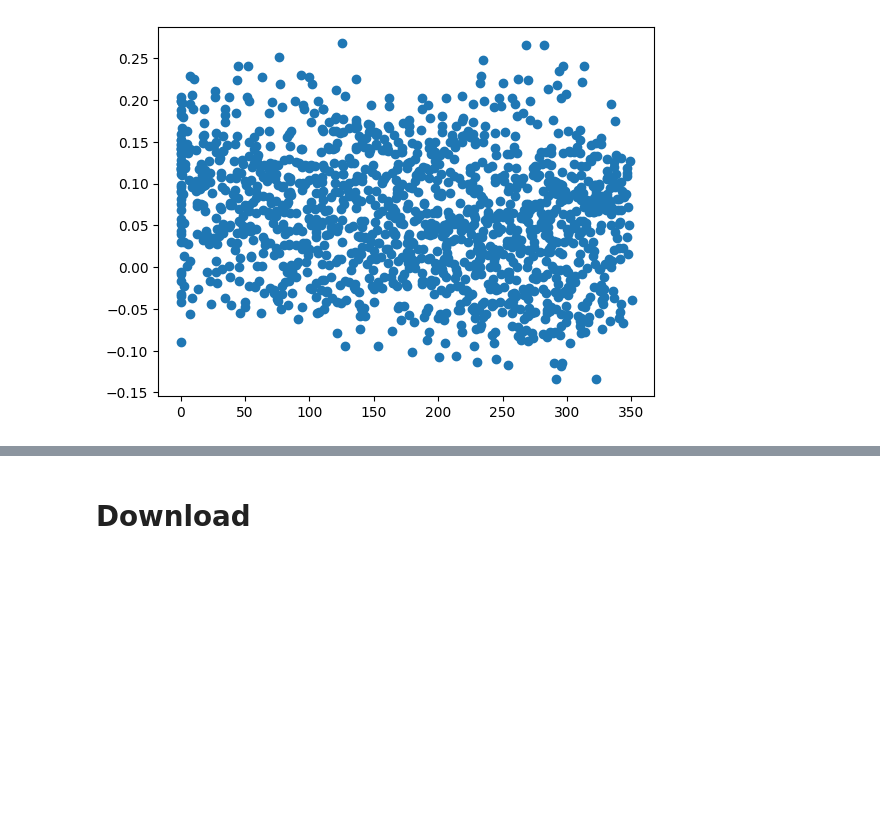
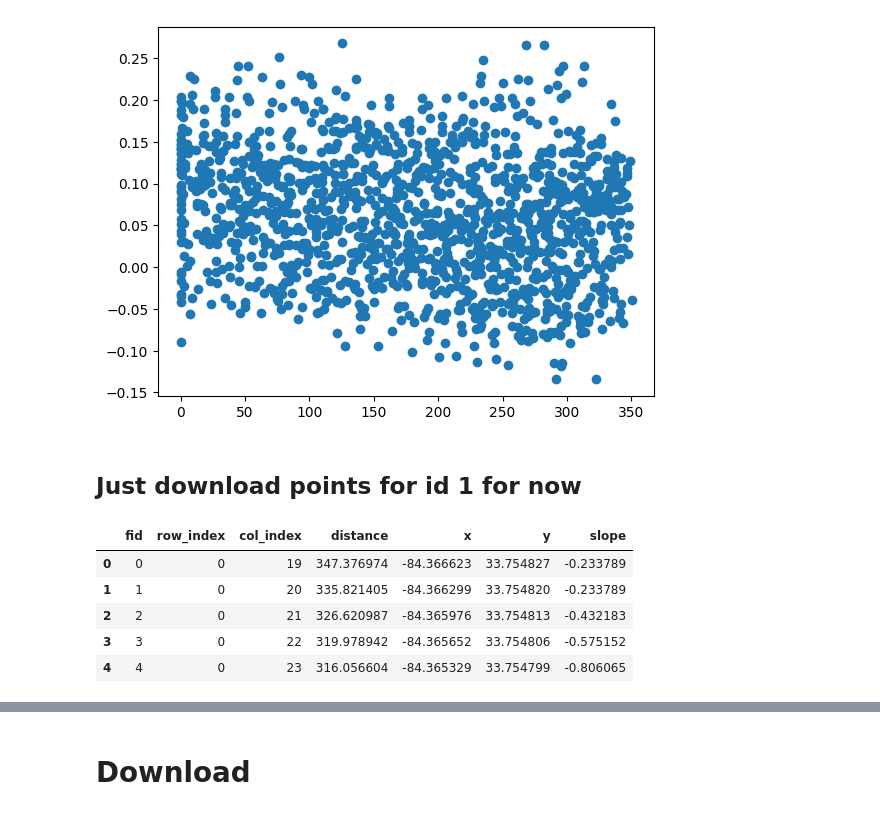
Before and after one commit to thomaslu678/Praxis-Lab-25-26, a Jupyter notebook: met/fetch_met_metadata.ipynb, the cells around one changed output, grey strips where cells are left out. Saved outputs shown, nothing was run; the diff lists cells and outputs as text; code cells hidden in the pictures; blank space fills up the shorter version.

```diff
--- a/met/fetch_met_metadata.ipynb
+++ b/met/fetch_met_metadata.ipynb
@@ -1011,3 +997,16 @@ plt.scatter(processed_data_dfs[id]['points']['distance'], processed_data_dfs[id]
 # %% [output]
 <matplotlib.collections.PathCollection at 0x...>
 [figure]
+# %% [markdown]
+## Just download points for id 1 for now
+# %%
+df = processed_data_dfs['1']['points']
+# %%
+df.head()
+# %% [output]
+|  | fid | row_index | col_index | distance | x | y | slope |
+| 0 | 0 | 0 | 19 | 347.376974 | -84.366623 | 33.754827 | -0.233789 |
+| 1 | 1 | 0 | 20 | 335.821405 | -84.366299 | 33.754820 | -0.233789 |
+| 2 | 2 | 0 | 21 | 326.620987 | -84.365976 | 33.754813 | -0.432183 |
+| 3 | 3 | 0 | 22 | 319.978942 | -84.365652 | 33.754806 | -0.575152 |
+| 4 | 4 | 0 | 23 | 316.056604 | -84.365329 | 33.754799 | -0.806065 |
```
Also changed, not shown: parts of 3 cells of this notebook.
